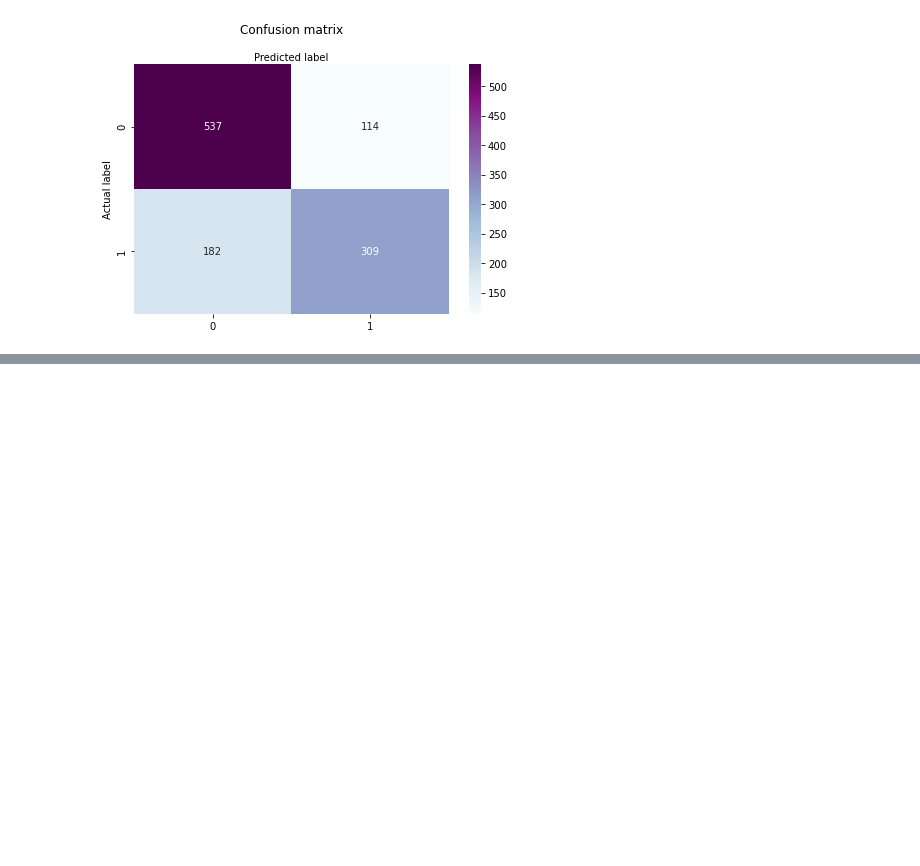
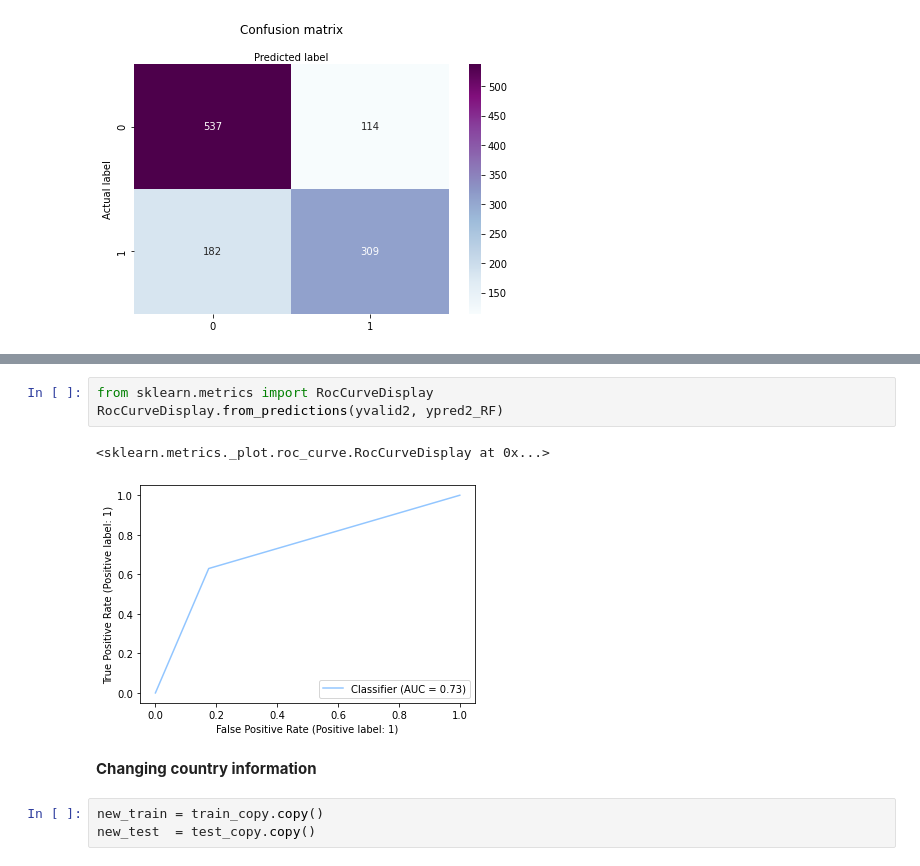
Before and after one commit to raissalohanna/DataLab-FinalProject, a Jupyter notebook: NLP Tweet Disaster.ipynb, the cells around one changed output, grey strips where cells are left out. Cells and saved outputs as stored; diff of their text form; blank space fills up the shorter version.

Commit message:
new models training

```diff
--- a/NLP Tweet Disaster.ipynb
+++ b/NLP Tweet Disaster.ipynb
@@ -1203,0 +1220,11 @@ Text(0.5, 257.44, 'Predicted label')
+# %%
+from sklearn.metrics import RocCurveDisplay
+RocCurveDisplay.from_predictions(yvalid2, ypred2_RF)
+# %% [output]
+<sklearn.metrics._plot.roc_curve.RocCurveDisplay at 0x...>
+[figure, added]
+# %% [markdown]
+**Changing country information**
+# %%
+new_train = train_copy.copy()
+new_test  = test_copy.copy()
```
Also changed, not shown: parts of 24 cells of this notebook.
